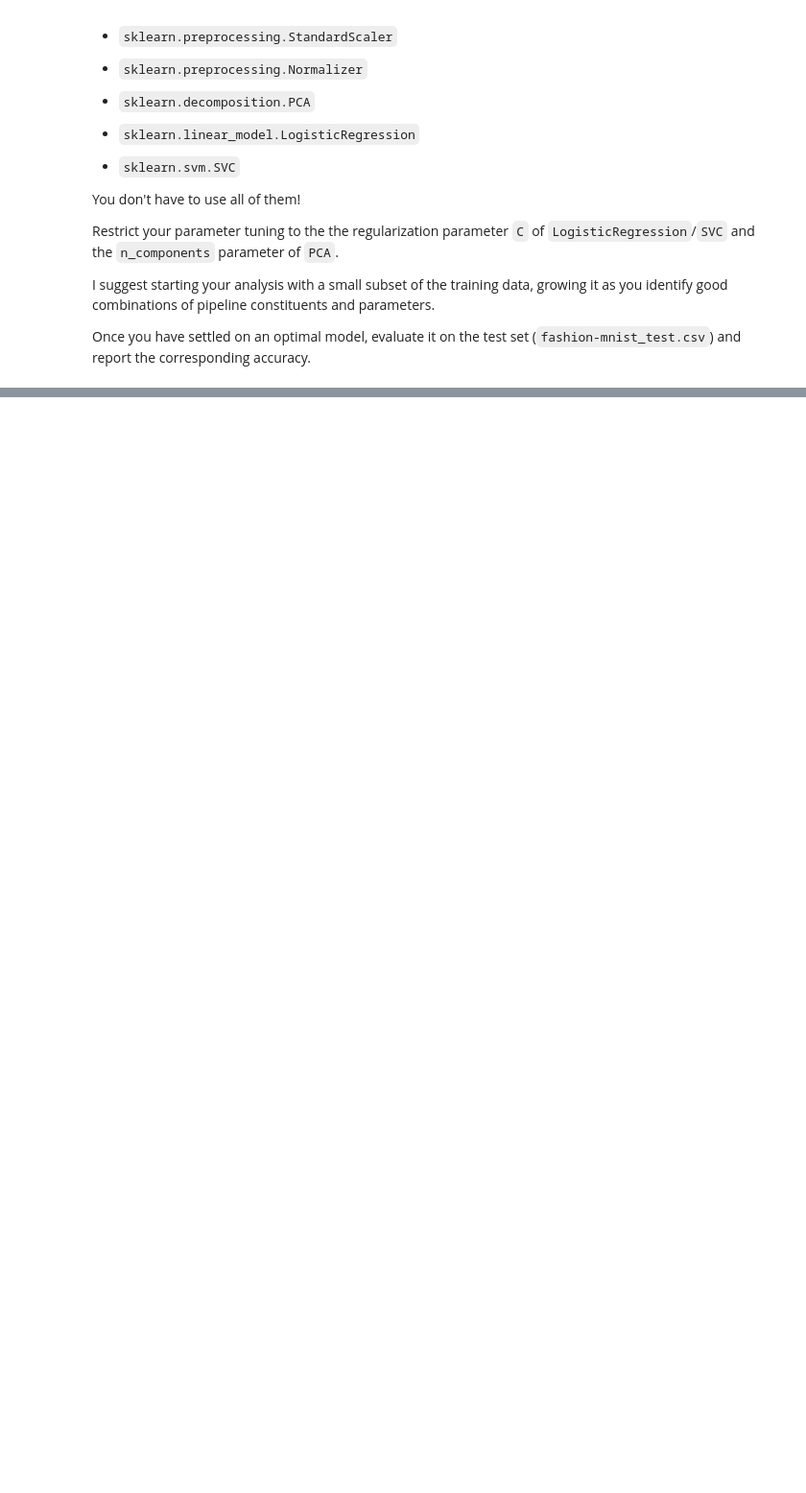
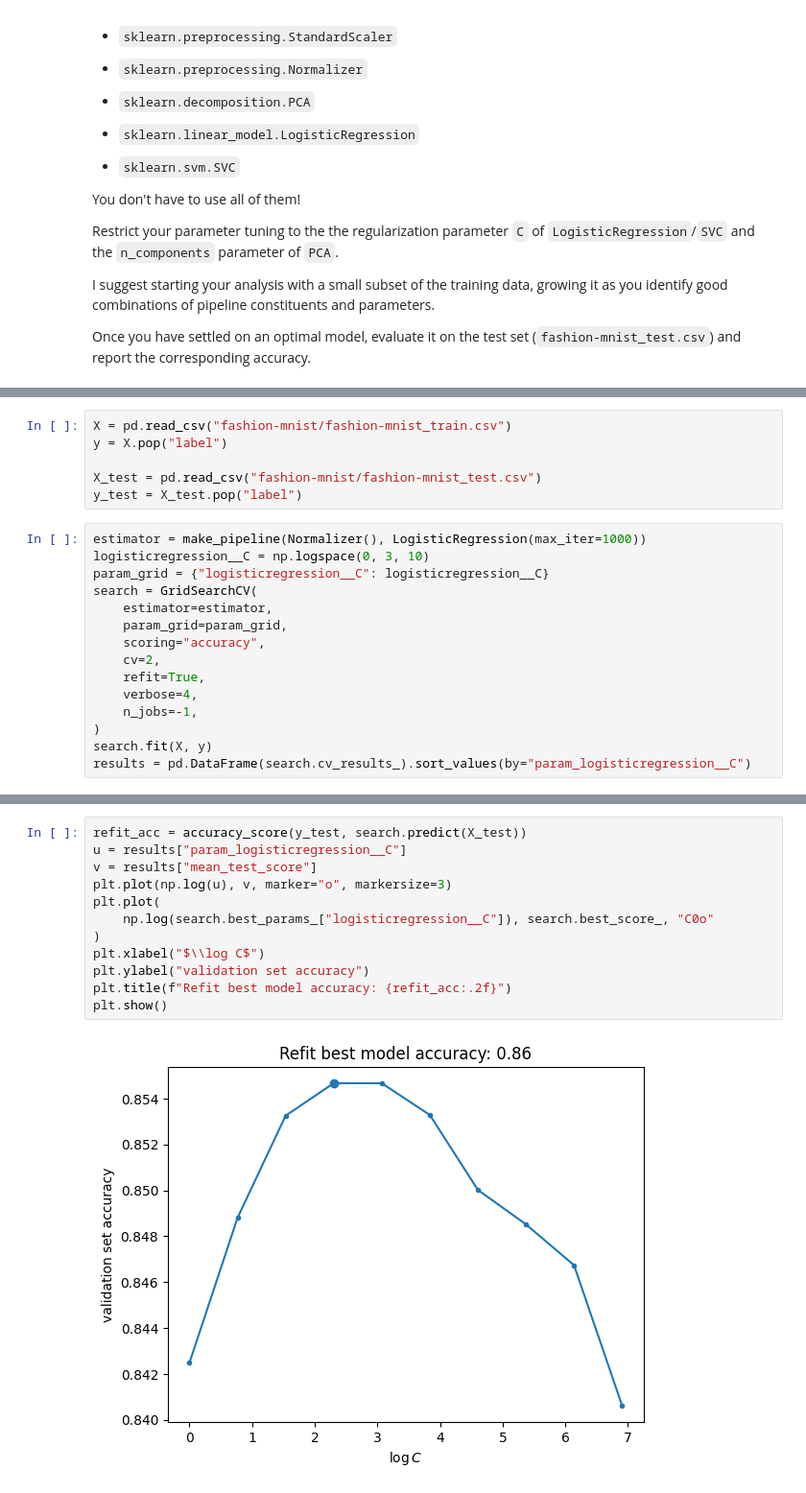
Before and after one commit to mgreenbe/DATA607S2025, a Jupyter notebook: assignment_2.ipynb, the cells around one changed output, grey strips where cells are left out. Shown: that part at 96% size. Cells and saved outputs as stored; diff of their text form; blank space fills up the shorter version.

```diff
--- a/assignment_2.ipynb
+++ b/assignment_2.ipynb
@@ -45,0 +44,21 @@ labels = [
+# %%
+X = pd.read_csv("fashion-mnist/fashion-mnist_train.csv")
+y = X.pop("label")
+
+X_test = pd.read_csv("fashion-mnist/fashion-mnist_test.csv")
+y_test = X_test.pop("label")
+# %%
+estimator = make_pipeline(Normalizer(), LogisticRegression(max_iter=1000))
+logisticregression__C = np.logspace(0, 3, 10)
+param_grid = {"logisticregression__C": logisticregression__C}
+search = GridSearchCV(
+    estimator=estimator,
+    param_grid=param_grid,
+    scoring="accuracy",
+    cv=2,
+    refit=True,
+    verbose=4,
+    n_jobs=-1,
+)
+search.fit(X, y)
+results = pd.DataFrame(search.cv_results_).sort_values(by="param_logisticregression__C")
@@ -45,0 +83,14 @@ labels = [
+# %%
+refit_acc = accuracy_score(y_test, search.predict(X_test))
+u = results["param_logisticregression__C"]
+v = results["mean_test_score"]
+plt.plot(np.log(u), v, marker="o", markersize=3)
+plt.plot(
+    np.log(search.best_params_["logisticregression__C"]), search.best_score_, "C0o"
+)
+plt.xlabel("$\\log C$")
+plt.ylabel("validation set accuracy")
+plt.title(f"Refit best model accuracy: {refit_acc:.2f}")
+plt.show()
+# %% [output]
+[figure, added]
```
Also changed, not shown: parts of 24 cells of this notebook.
